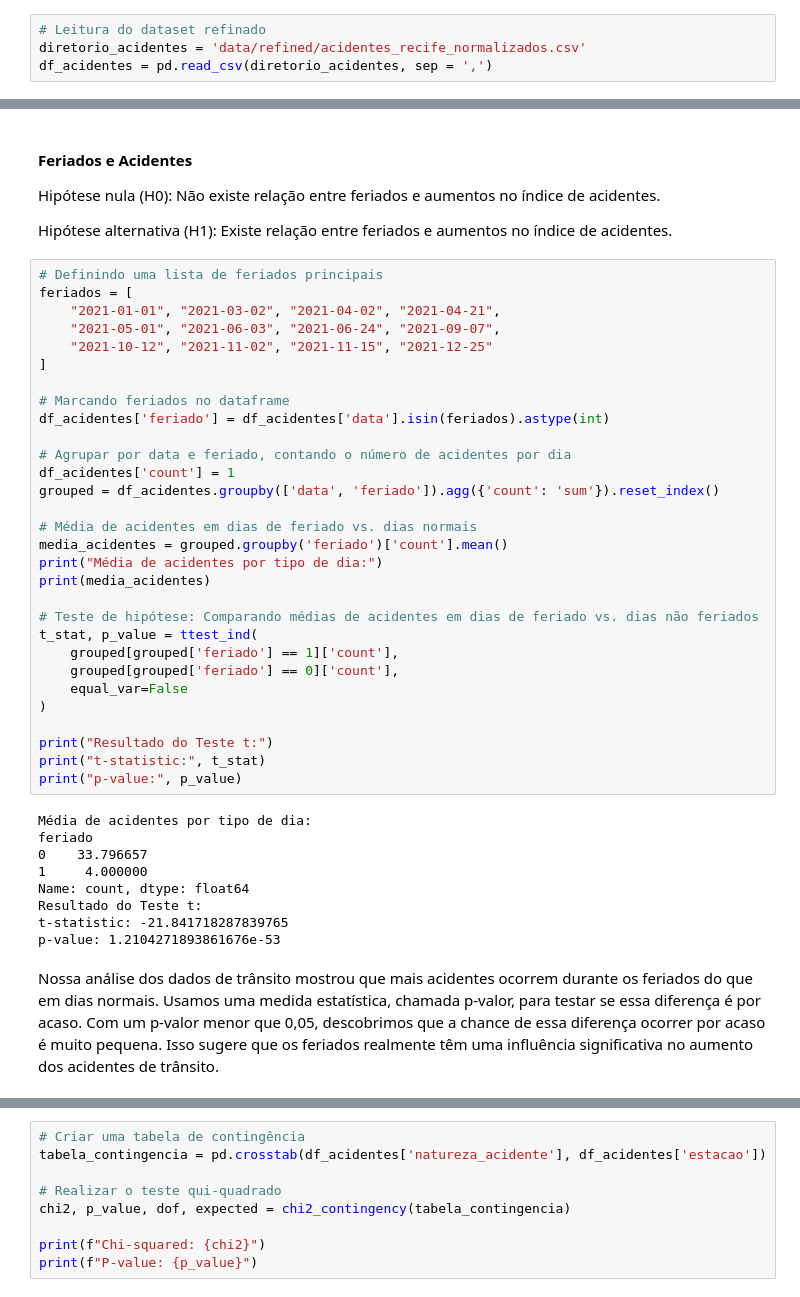
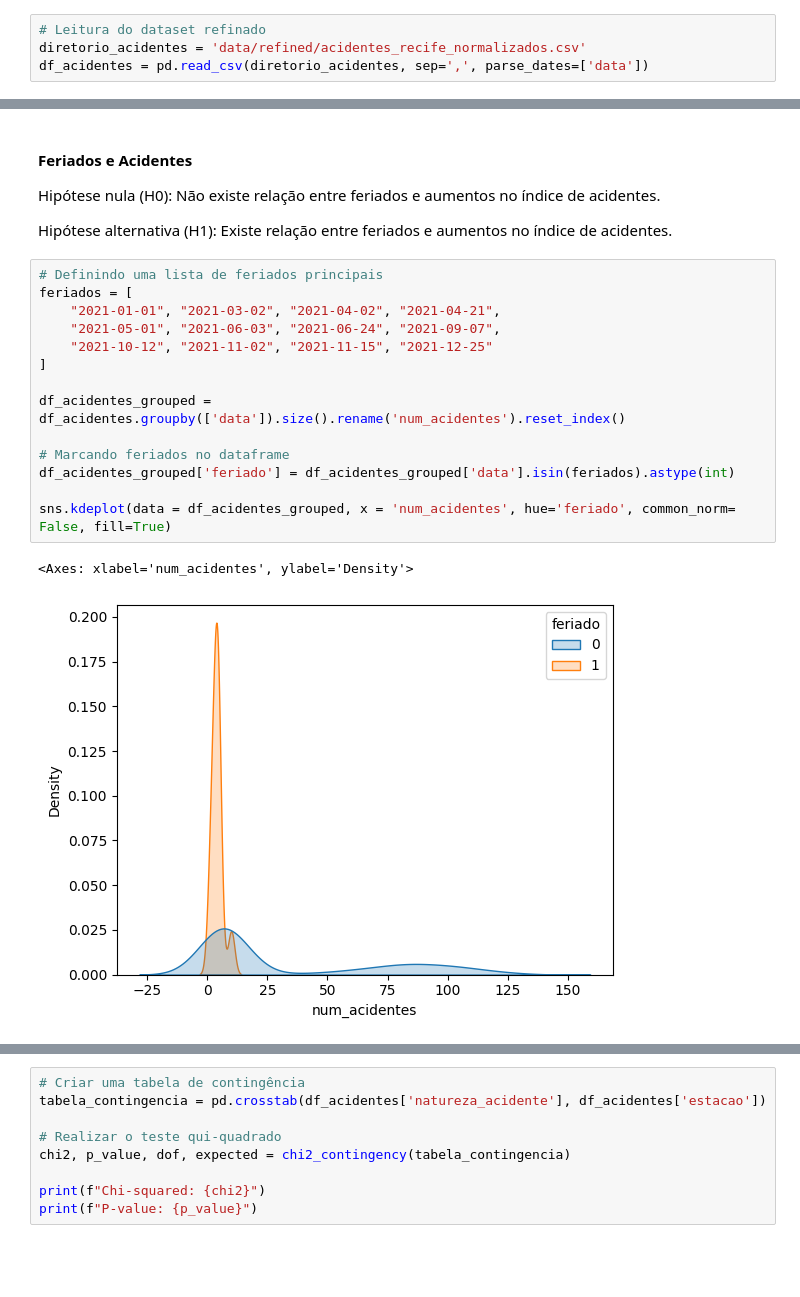
Before and after one commit to OtavioAugustoOliveira/DataScience_if697, a Jupyter notebook: 1_projeto/data_analysis.ipynb, the cells around one changed output, grey strips where cells are left out. Drawn from its saved outputs; the diff is of its cells as text; blank space fills up the shorter version.

Commit message:
ajustes no pré processamento e data análise

```diff
--- a/1_projeto/data_analysis.ipynb
+++ b/1_projeto/data_analysis.ipynb
@@ -14,7 +14,7 @@ pd.set_option('display.max_columns', None)
 # %%
 # Leitura do dataset refinado
 diretorio_acidentes = 'data/refined/acidentes_recife_normalizados.csv'
-df_acidentes = pd.read_csv(diretorio_acidentes, sep = ',')
+df_acidentes = pd.read_csv(diretorio_acidentes, sep=',', parse_dates=['data'])
 # %%
 df_acidentes.head(3)
 # %% [output]
@@ -42,41 +46,17 @@ Hipótese alternativa (H1): Existe relação entre feriados e aumentos no índic
 # %%
 # Definindo uma lista de feriados principais
 feriados = [
     "2021-01-01", "2021-03-02", "2021-04-02", "2021-04-21",
     "2021-05-01", "2021-06-03", "2021-06-24", "2021-09-07",
     "2021-10-12", "2021-11-02", "2021-11-15", "2021-12-25"
 ]
 
+df_acidentes_grouped = df_acidentes.groupby(['data']).size().rename('num_acidentes').reset_index()
+
 # Marcando feriados no dataframe
-df_acidentes['feriado'] = df_acidentes['data'].isin(feriados).astype(int)
+df_acidentes_grouped['feriado'] = df_acidentes_grouped['data'].isin(feriados).astype(int)
 
-# Agrupar por data e feriado, contando o número de acidentes por dia
-df_acidentes['count'] = 1
-grouped = df_acidentes.groupby(['data', 'feriado']).agg({'count': 'sum'}).reset_index()
-
-# Média de acidentes em dias de feriado vs. dias normais
-media_acidentes = grouped.groupby('feriado')['count'].mean()
-print("Média de acidentes por tipo de dia:")
-print(media_acidentes)
-
-# Teste de hipótese: Comparando médias de acidentes em dias de feriado vs. dias não feriados
-t_stat, p_value = ttest_ind(
-    grouped[grouped['feriado'] == 1]['count'],
-    grouped[grouped['feriado'] == 0]['count'],
-    equal_var=False
-)
-
-print("Resultado do Teste t:")
-print("t-statistic:", t_stat)
-print("p-value:", p_value)
+sns.kdeplot(data = df_acidentes_grouped, x = 'num_acidentes', hue='feriado', common_norm= False, fill=True)
 # %% [output]
-Média de acidentes por tipo de dia:
-feriado
-0    33.796657
-1     4.000000
-Name: count, dtype: float64
-Resultado do Teste t:
-t-statistic: -21.841718287839765
-p-value: 1.2104271893861676e-53
+<Axes: xlabel='num_acidentes', ylabel='Density'>
+[figure, added]
-# %% [markdown]
-Nossa análise dos dados de trânsito mostrou que mais acidentes ocorrem durante os feriados do que em dias normais. Usamos uma medida estatística, chamada p-valor, para testar se essa diferença é por acaso. Com um p-valor menor que 0,05, descobrimos que a chance de essa diferença ocorrer por acaso é muito pequena. Isso sugere que os feriados realmente têm uma influência significativa no aumento dos acidentes de trânsito.
```
Also changed, not shown: parts of 8 cells of this notebook, 1 other file.
